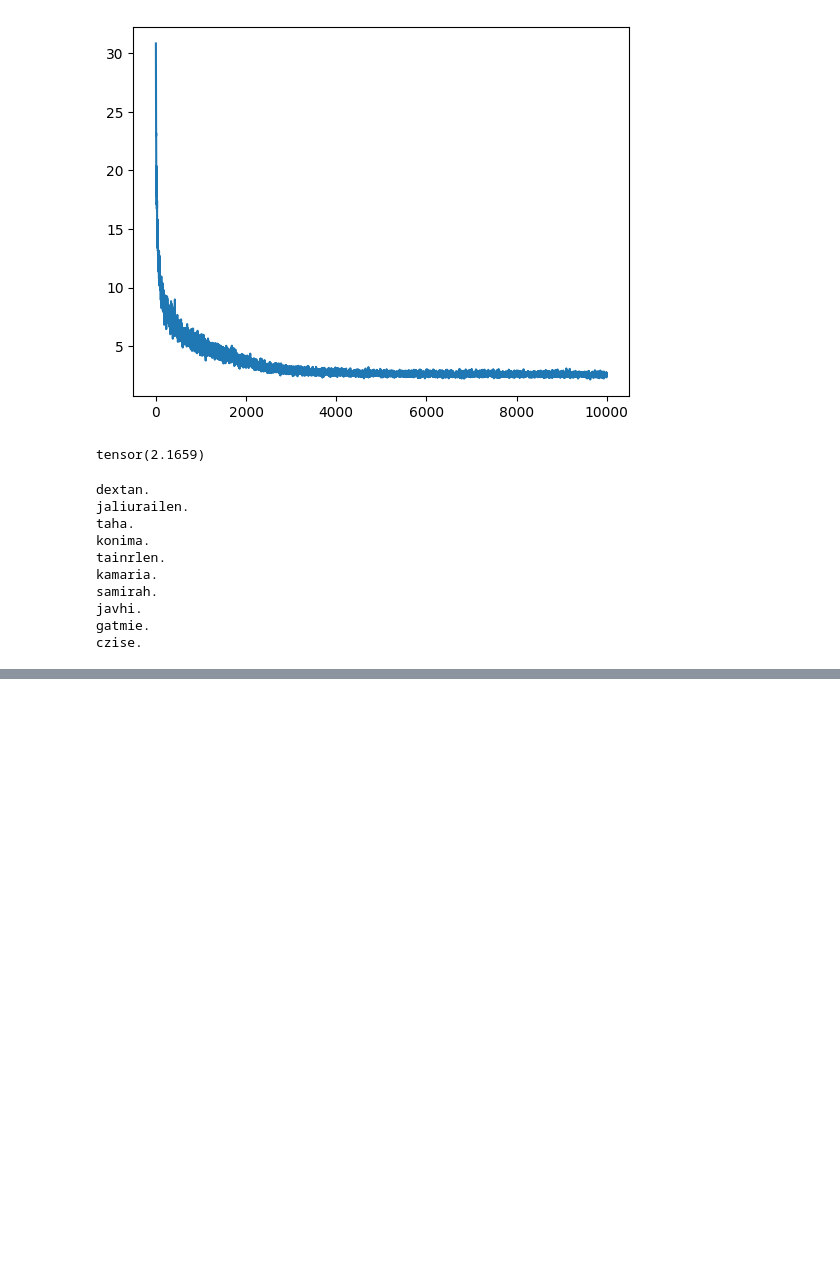
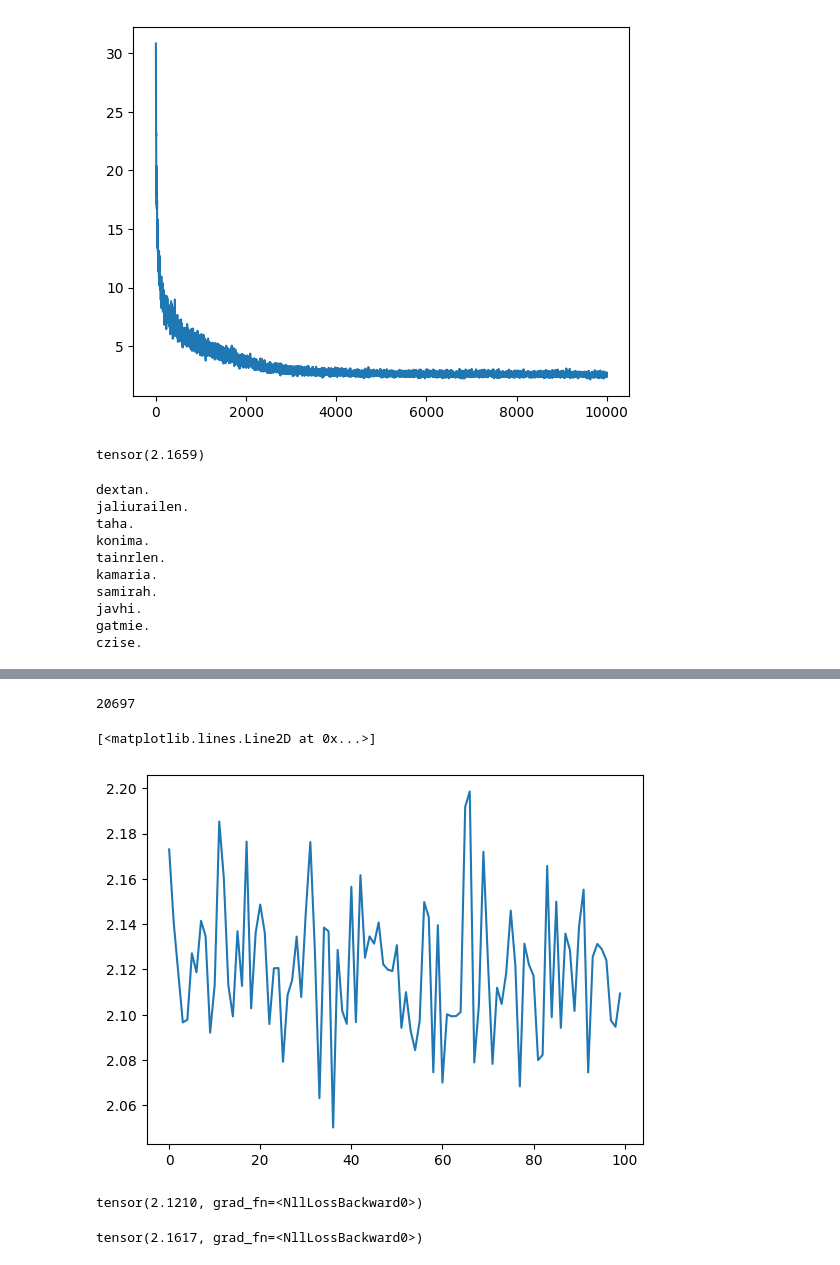
Before and after one commit to CubelliJ/makemore, a Jupyter notebook: notebooks/MLP.ipynb, the cells around one changed output, grey strips where cells are left out. Drawn from its saved outputs; the diff is of its cells as text; code cells hidden in the pictures; blank space fills up the shorter version.

```diff
--- a/notebooks/MLP.ipynb
+++ b/notebooks/MLP.ipynb
@@ -301,0 +350,79 @@ czise.
+# %%
+# initialize params
+
+embedding_size = 10
+hidden_layer = 300
+vocab_size = 27
+
+g = torch.Generator().manual_seed(2147483647)
+C = torch.randn((vocab_size, embedding_size), generator = g, requires_grad=True)
+W1 = torch.randn((block_size*embedding_size, hidden_layer), generator = g, requires_grad=True)
+b1 = torch.randn(hidden_layer , generator = g, requires_grad=True)
+W2 = torch.randn((hidden_layer, vocab_size), generator = g, requires_grad=True)
+b2 = torch.randn(vocab_size, generator = g, requires_grad=True)
+parameters = [C, W1, b1, W2, b2]
+# %%
+sum(p.nelement() for p in parameters)
+# %% [output]
+20697
+# %%
+# gradient descent
+losses = []
+
+lr = 0.01
+
+for k in range(100):
+
+    # we can do mini batches to sample and not have all the data go through
+    ix = torch.randint(0, X_train.shape[0], (2048,))
+
+    # Forward pass
+    emb = C[X_train[ix]]
+    size = emb.shape[0]
+
+    h = torch.tanh((emb.view(size, block_size*embedding_size) @ W1) + b1)
+    logits = (h @ W2) + b2
+    #counts = logits.exp()
+    #prob = counts / counts.sum(1, keepdim = True)
+    #loss = -prob[torch.arange(size), Y].log().mean()
+    loss = F.cross_entropy(logits, Y_train[ix])
+
+    losses.append(loss.item())
+
+    # We reset the gradients, we can use 0 or use None (which is more efficient)
+    for parameter in parameters:
+        parameter.grad = None
+
+    loss.backward()
+
+    if ((k % 3000) == 0) & k > 0:
+        print(k, lr)
+        lr /= 2
+
+    for parameter in parameters:
+        parameter.data += -lr * parameter.grad
+
+plt.plot(losses)
+# %% [output]
+[<matplotlib.lines.Line2D at 0x...>]
+[figure, added]
+# %%
+# Loss on last train
+emb = C[X_train]
+size = emb.shape[0]
+h = torch.tanh((emb.view(size, block_size*embedding_size) @ W1) + b1)
+logits = (h @ W2) + b2
+loss = F.cross_entropy(logits, Y_train)
+loss
+# %% [output]
+tensor(2.1210, grad_fn=<NllLossBackward0>)
+# %%
+# Loss on last validation
+emb = C[X_val]
+size = emb.shape[0]
+h = torch.tanh((emb.view(size, block_size*embedding_size) @ W1) + b1)
+logits = (h @ W2) + b2
+loss = F.cross_entropy(logits, Y_val)
+loss
+# %% [output]
+tensor(2.1617, grad_fn=<NllLossBackward0>)
```
Also changed, not shown: parts of 5 cells of this notebook.
